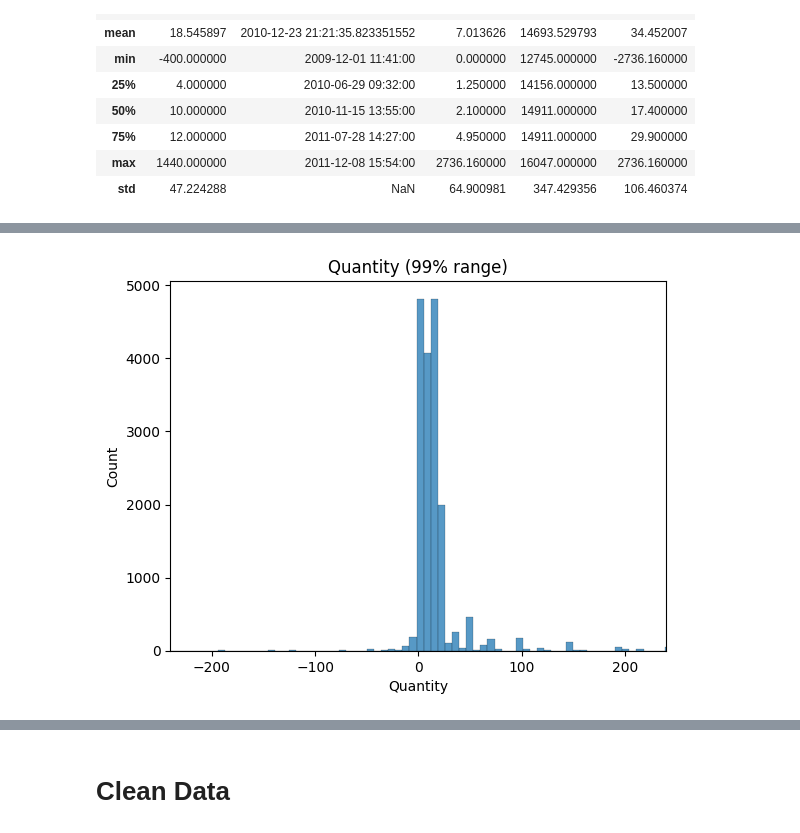
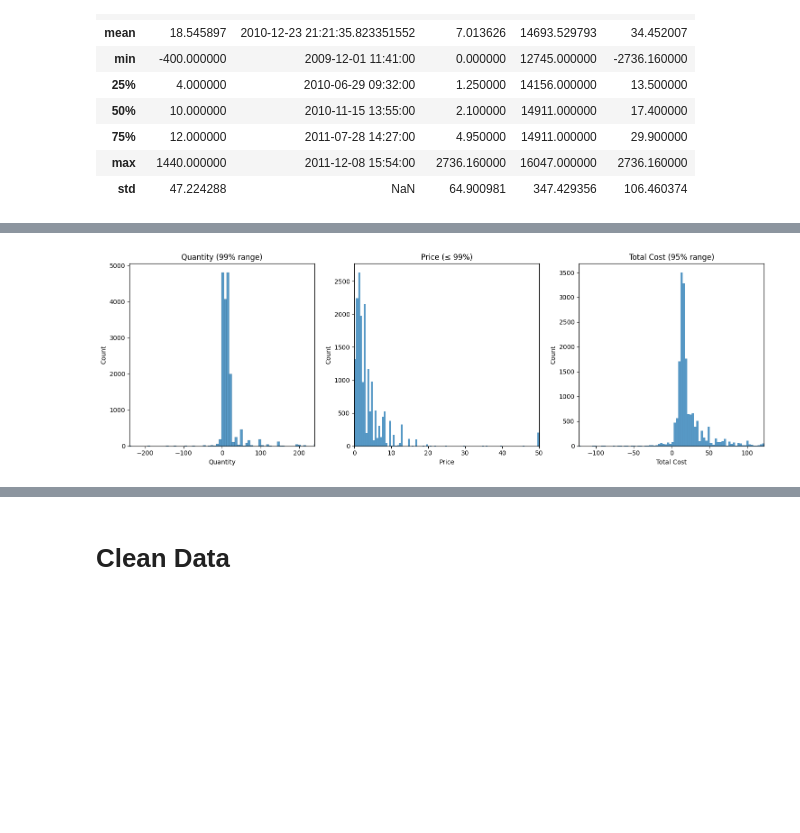
Before and after one commit to Ri-Dearg/ca2-market-retail, a Jupyter notebook: ca2-market-retail.ipynb, the cells around one changed output, grey strips where cells are left out. Saved outputs shown, nothing was run; the diff lists cells and outputs as text; code cells hidden in the pictures; blank space fills up the shorter version.

```diff
--- a/ca2-market-retail.ipynb
+++ b/ca2-market-retail.ipynb
@@ -187,13 +190,24 @@ multi_row_plot(
 # %%
-# Visualisation of the quantity within the 99th Percentile
-sns.histplot(
-    eire_data["Quantity"],
-)
-plt.xlim(
-    -eire_data["Quantity"].abs().quantile(0.99),
-     eire_data["Quantity"].abs().quantile(0.99)
-)
-plt.title("Quantity (99% range)")
+fig, axes = plt.subplots(1, 3, figsize=(15, 5))
+
+# --- Quantity (99% range) ---
+sns.histplot(eire_data['Quantity'], ax=axes[0])
+q99 = eire_data['Quantity'].abs().quantile(0.99)
+axes[0].set_xlim(-q99, q99)
+axes[0].set_title('Quantity (99% range)')
+
+# --- Price (≤ 99%) ---
+sns.histplot(eire_data['Price'], binwidth=0.5, ax=axes[1])
+axes[1].set_xlim(0, eire_data['Price'].quantile(0.99))
+axes[1].set_title('Price (≤ 99%)')
+
+# --- Total Cost (95% range) ---
+sns.histplot(eire_data['Total Cost'], binwidth=3, ax=axes[2])
+tc95 = eire_data['Total Cost'].abs().quantile(0.95)
+axes[2].set_xlim(-tc95, tc95)
+axes[2].set_title('Total Cost (95% range)')
+
+plt.tight_layout()
 plt.show()
 # %% [output]
-[figure, old version]
+[figure, new version]
```
Also changed, not shown: parts of 4 cells of this notebook.
